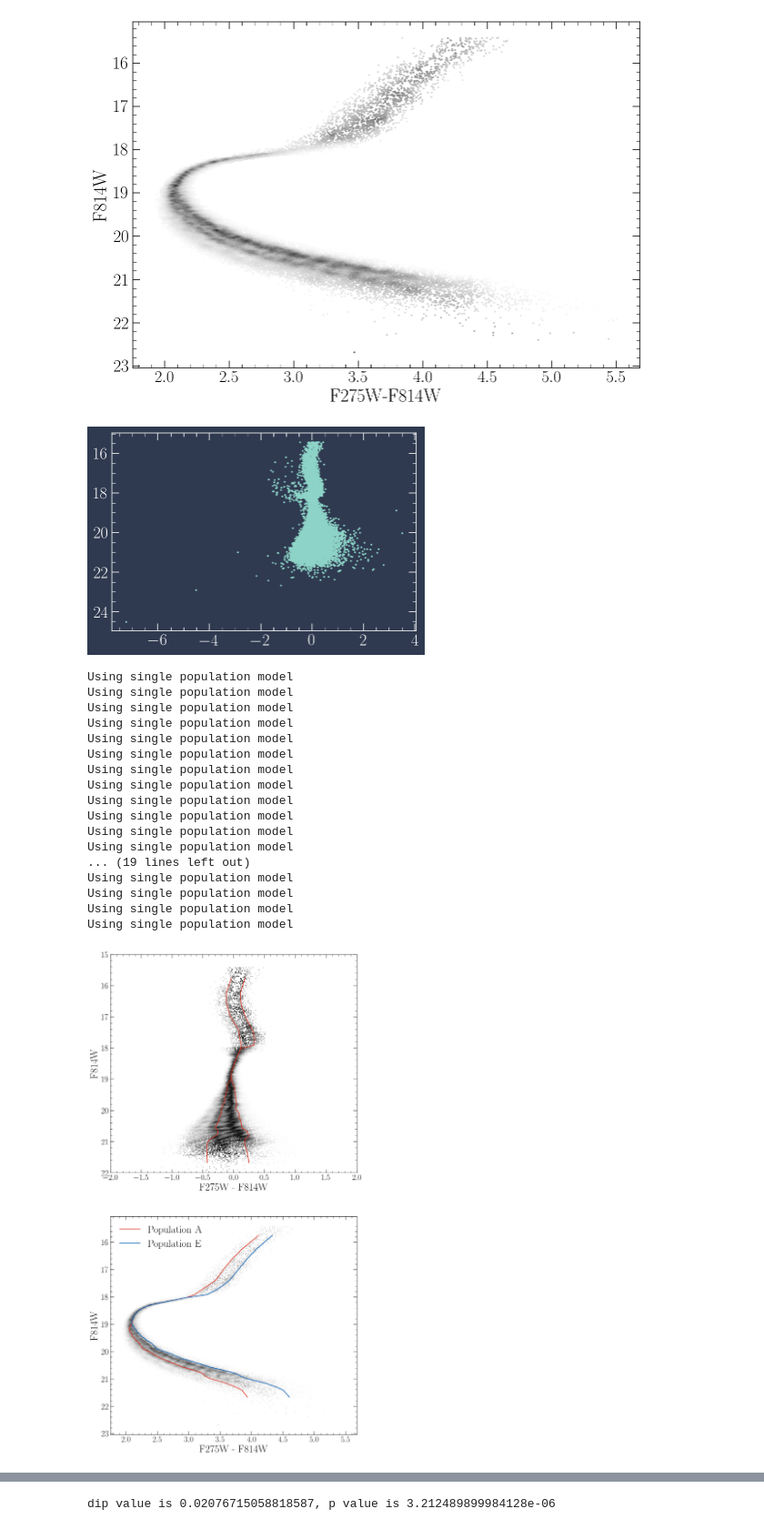
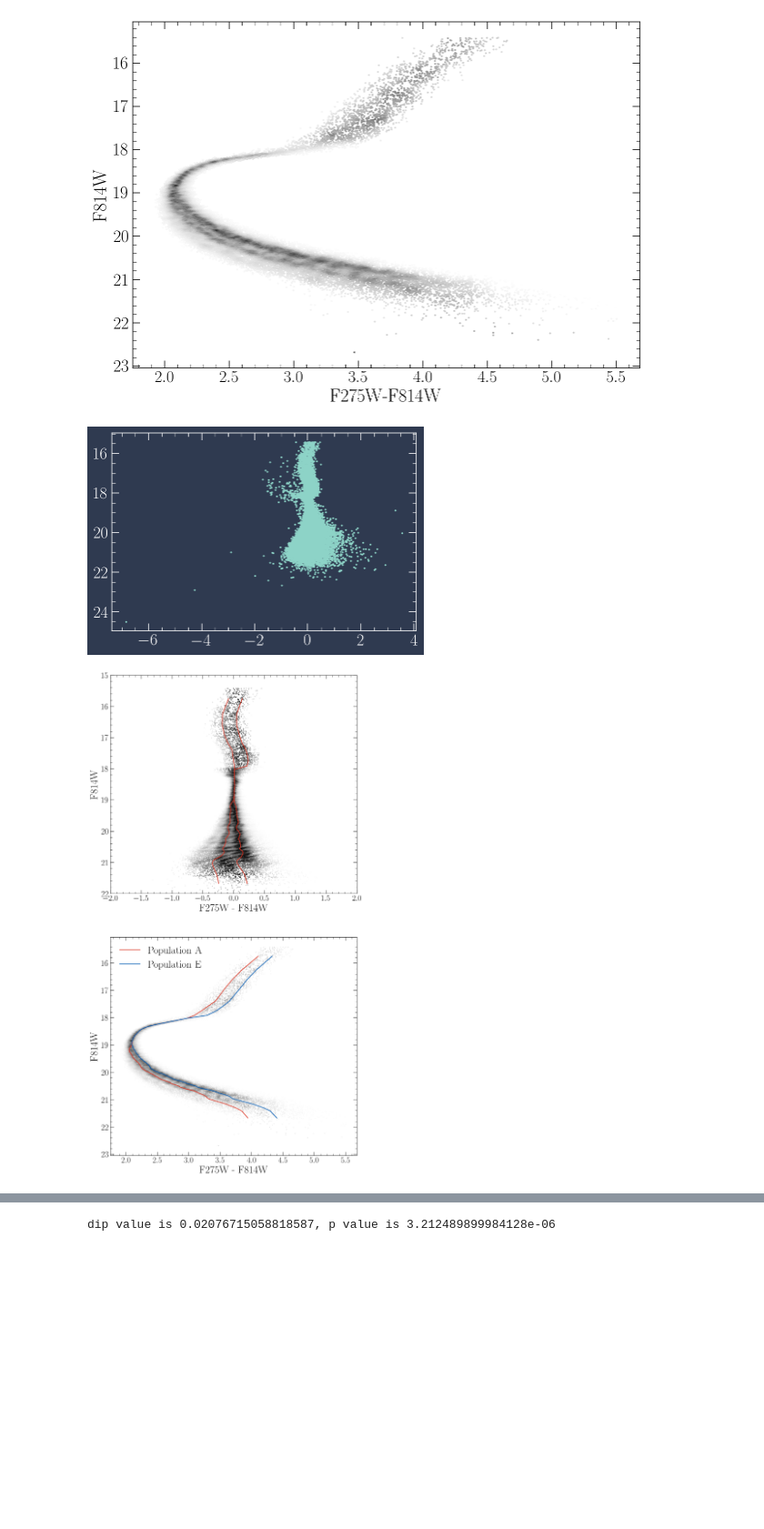
Before and after one commit to tboudreaux/ThesisPaper_NGC2808Modeling, a Jupyter notebook: Notebooks/GMMDTW.ipynb, the cells around one changed output, grey strips where cells are left out. Shown at 91% size. Saved outputs shown, nothing was run; the diff lists cells and outputs as text; code cells hidden in the pictures; blank space fills up the shorter version.

```diff
--- a/Notebooks/GMMDTW.ipynb
+++ b/Notebooks/GMMDTW.ipynb
@@ -201,12 +205,12 @@ fbase[:,1] = magGMM
 #     fig.savefig("Figures/GMMMixing.png", dpi=200)
 #     # plt.legend()
 # %%
-fBaseF = interp1d(fBase[:, 1], fBase[:, 0], bounds_error=False, fill_value='extrapolate')
+fBaseF = interp1d(fbase[:, 1], fbase[:, 0], bounds_error=False, fill_value='extrapolate')
 # %%
 plt.scatter(color-fBaseF(mag), mag, s=1)
 plt.gca().invert_yaxis()
 # %% [output]
-[figure, old version]
+[figure, new version]
 # %%
 with plt.style.context(pubStyle):
     fig, axs = plt.subplots(2,1,figsize=(10,20))
@@ -241,57 +245,41 @@ with plt.style.context(pubStyle):
 
     for lineID in range(n_expected_lines):
         lines[gmmMags > 18, lineID] = savgol_filter(lines[gmmMags > 18, lineID], 20, 2)
+    lines[gmmMags > 19, 1] -= np.exp(np.linspace(0, 0.19, lines[gmmMags > 19, 1].shape[0]))-1
     # lines[m > 18, :] = savgol_filter(lines[m > 18, :], 20,2)
     for i in range(n_expected_lines):
         ax.plot(lines[:, i], gmmMags, '#DC3220')
     ax.set_ylim(15, 22)
     ax.set_xlim(-2, 2)
     ax.invert_yaxis()
 
     ax.set_xlabel("F275W - F814W", fontsize=23)
     ax.set_ylabel("F814W", fontsize=23)
 
     ax2 = axs[1]
     fBaseF = interp1d(fbase[:,1], fbase[:,0], bounds_error=False, fill_value='extrapolate')
     color = HUGSPhotometry["F275W"] - HUGSPhotometry["F814W"]
     mag  = HUGSPhotometry["F814W"]
     density = HUGSPhotometry['density']
     colorBins, magBins, densityBins = binDensityKeepingCountingStatisticsTheSame(color.values, mag.values, density.values, targetStat=250)
     ax2.scatter(cleanedColor, cleanedMag, c=cleanedDensity, cmap="Greys", s=1, alpha=0.3)
     ax2.invert_yaxis()
     # ax.plot(gmmColorMean+fBaseF(gmmMags), gmmMags, 'red')
     ax2.plot(lines[:, 0] + fBaseF(gmmMags), gmmMags, '#DC3220', label="Population A")
     ax2.plot(lines[:, 1] + fBaseF(gmmMags), gmmMags, '#005AB5', label="Population E")
 
     ax2.legend(loc='best', fontsize=23, frameon=False)
 
     ax2.set_xlabel("F275W - F814W", fontsize=23)
     ax2.set_ylabel("F814W", fontsize=23)
 
     fig.savefig("Figures/VertFit.png", dpi=200)
     fig.savefig("Figures/VertFit.pdf")
 
     with open("ExampleFidOutput.pkl", 'wb') as f:
         pkl.dump({'mag': gmmMags, 'Acolor': lines[:, 0] + fBaseF(gmmMags), 'Bcolor': lines[:, 1] + fBaseF(gmmMags)}, f)
 # %% [output]
-Using single population model
-Using single population model
-Using single population model
-Using single population model
-Using single population model
-Using single population model
-Using single population model
-Using single population model
-Using single population model
-Using single population model
-Using single population model
-Using single population model
-... (19 lines left out)
-Using single population model
-Using single population model
-Using single population model
-Using single population model
-[figure, old version]
+[figure, new version]
 # %%
 np.mean(magBins[binID])
 # %% [output]
```
Also changed, not shown: parts of 8 cells of this notebook, 19 other files.
